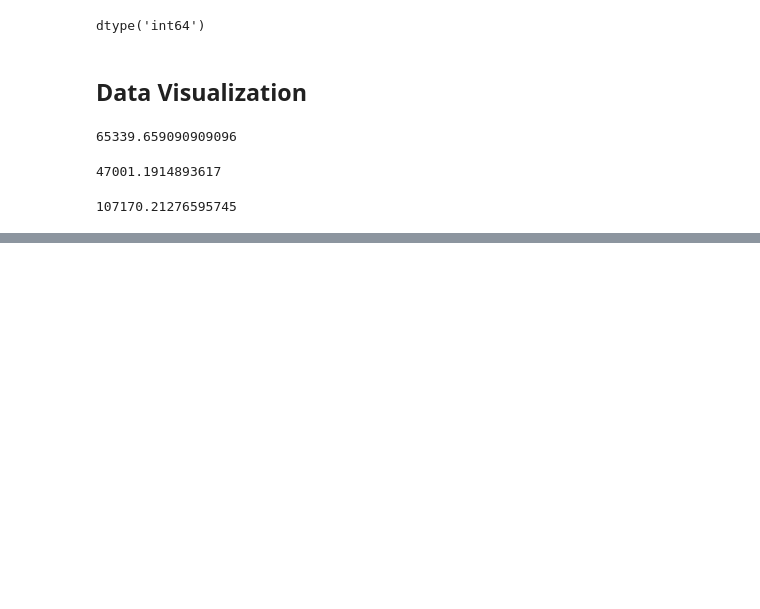
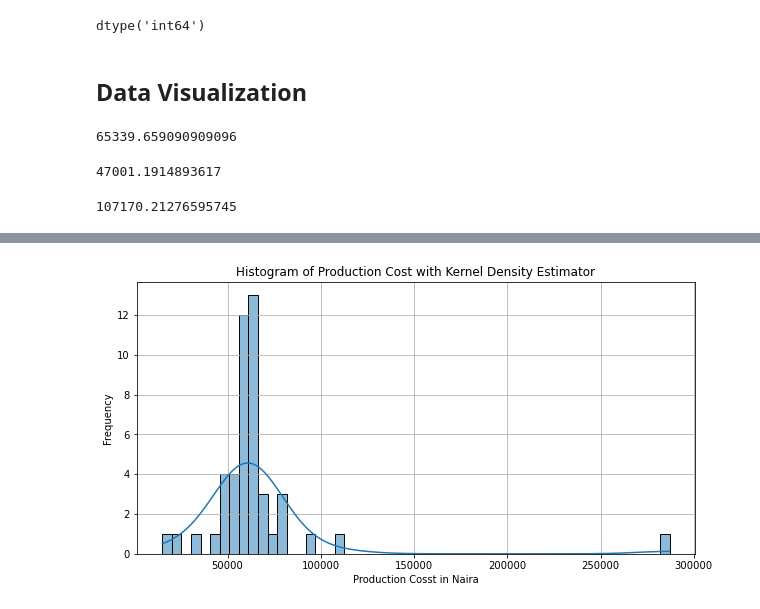
Before and after one commit to Melchizedeke/Data-Analysis-01, a Jupyter notebook: analysis.ipynb, the cells around one changed output, grey strips where cells are left out. Drawn from its saved outputs; the diff is of its cells as text; code cells hidden in the pictures; blank space fills up the shorter version.

```diff
--- a/analysis.ipynb
+++ b/analysis.ipynb
@@ -113,0 +124,10 @@ data['AMOUNT'].mean()
+# %%
+# Crataing a histogram for the Production Cost
+plt.figure(figsize=(10, 5))
+sns.histplot(data['PRODUCTION COST'], kde=True)
+plt.title('Histogram of Production Cost with Kernel Density Estimator')
+plt.xlabel('Production Cosst in Naira')
+plt.ylabel('Frequency')
+plt.grid(True)
+# %% [output]
+[figure, added]
```
Also changed, not shown: parts of 3 cells of this notebook.
